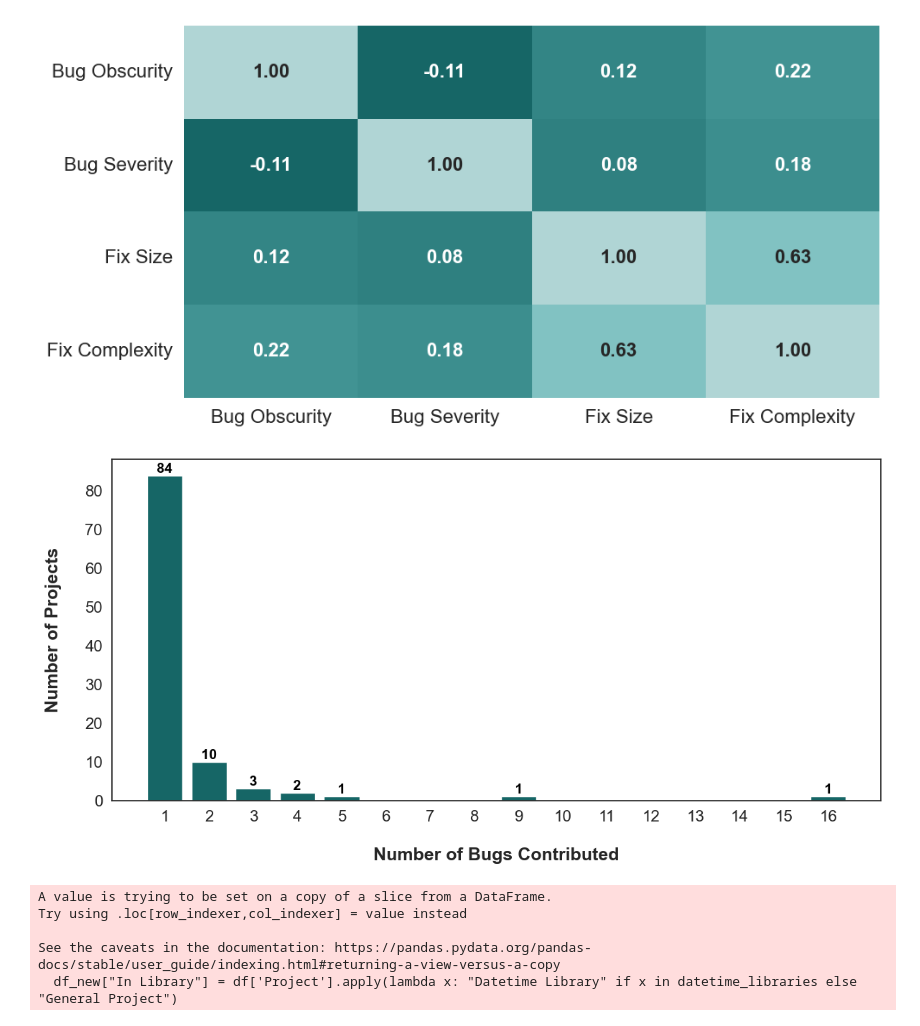
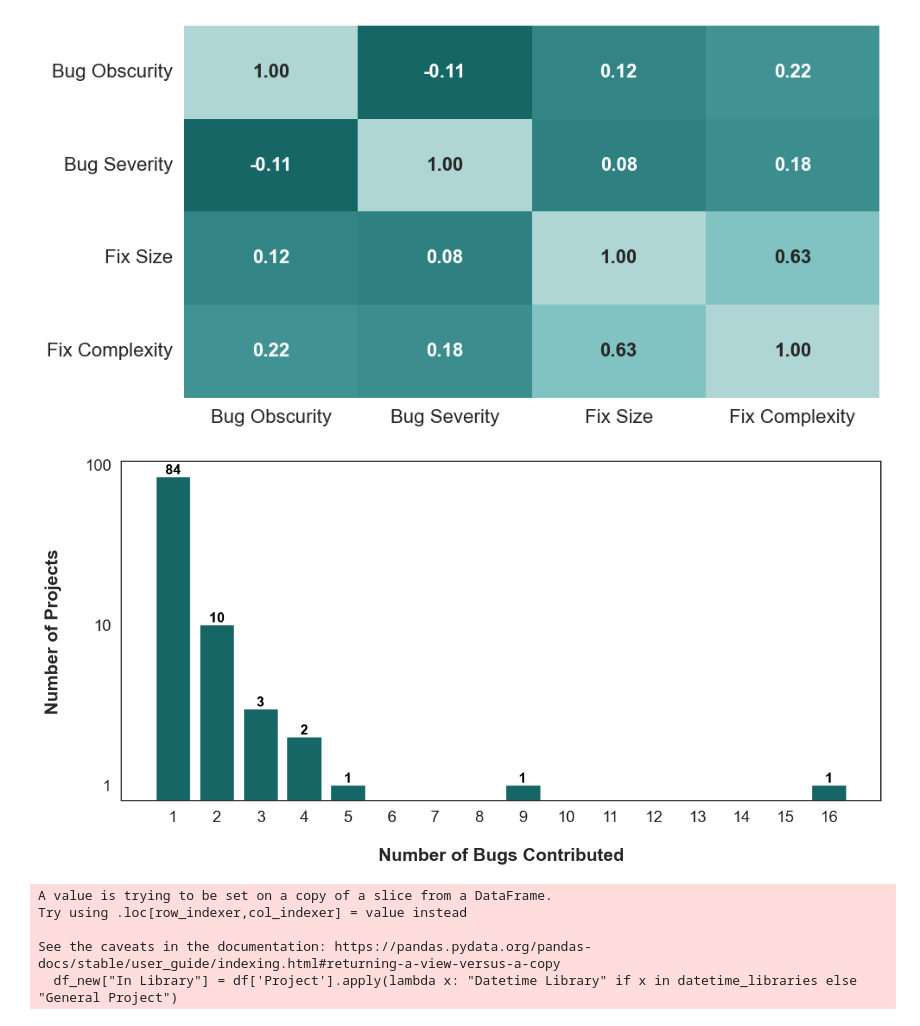
Before and after one commit to cmu-pasta/date-time, a Jupyter notebook: analysis/insights.ipynb, the cells around one changed output. Drawn from its saved outputs; the diff is of its cells as text; code cells hidden in the pictures.

```diff
--- a/analysis/insights.ipynb
+++ b/analysis/insights.ipynb
@@ -213,42 +208,49 @@ Fix Size             0.115292      0.082258  1.000000        0.634633
 Fix Complexity       0.218010      0.180872  0.634633        1.000000
 [figure]
 # %%
-# Count the number of bugs per project
+from matplotlib.ticker import ScalarFormatter
+
 bug_counts = df['Project'].value_counts()
 
 # Define the colors for the bar chart
-# colors = ["#642915", "#c7522a", "#d68a58", "#e5c185", "#74a892", "#094d4d", "#80c2c2", "#b1e0e0"]
-# colors = ["#166666", "#479999", "#80c2c2", "#b0d5d5"]
 colors = ["#166666"]
 
 # Create a new figure and axes
 fig, ax = plt.subplots(figsize=(12, 6))
 
 # Calculate the number of projects for each number of bugs
 bug_count_values = bug_counts.value_counts().sort_index()
 
 # Plot the histogram using ax.bar for more control over colors
 bars = ax.bar(bug_count_values.index, bug_count_values.values, color=colors[:len(bug_count_values)])
 
 # Set labels
 ax.set_xlabel('\nNumber of Bugs Contributed', size=18, fontweight='bold')
 ax.set_ylabel('Number of Projects\n', size=18, fontweight='bold')
 
 # Set x-ticks
 ax.set_xticks(range(1, bug_counts.max() + 1))
-ax.tick_params(axis='x', labelsize=16)  # X-axis tick labels
-ax.tick_params(axis='y', labelsize=16)  # Y-axis tick labels
+ax.tick_params(axis='x', labelsize=16)
+ax.tick_params(axis='y', labelsize=16)
+
+# Set y-axis to log scale
+ax.set_yscale('log')
+
+# Use ScalarFormatter to format y-axis ticks as plain numbers
+ax.yaxis.set_major_formatter(ScalarFormatter())
+ax.yaxis.get_major_formatter().set_scientific(False)
+ax.yaxis.get_major_formatter().set_useOffset(False)
 
 # Add numerical annotations on each bar
 for index, value in enumerate(bug_count_values.values):
     ax.text(bug_count_values.index[index], value, f' {value} ', color='black', ha='center', va='bottom', fontsize=14, fontweight='bold')
 
 # Save and show the plot
 plt.tight_layout()
 plt.savefig(SAVE_PATH + 'bug_distribution.pdf', transparent=True, bbox_inches='tight')
 plt.show()
 # %% [output]
-[figure, old version]
+[figure, new version]
 # %%
 # Setup for figures 2-4
 
```
Also changed, not shown: parts of 5 cells of this notebook, 8 other files.
